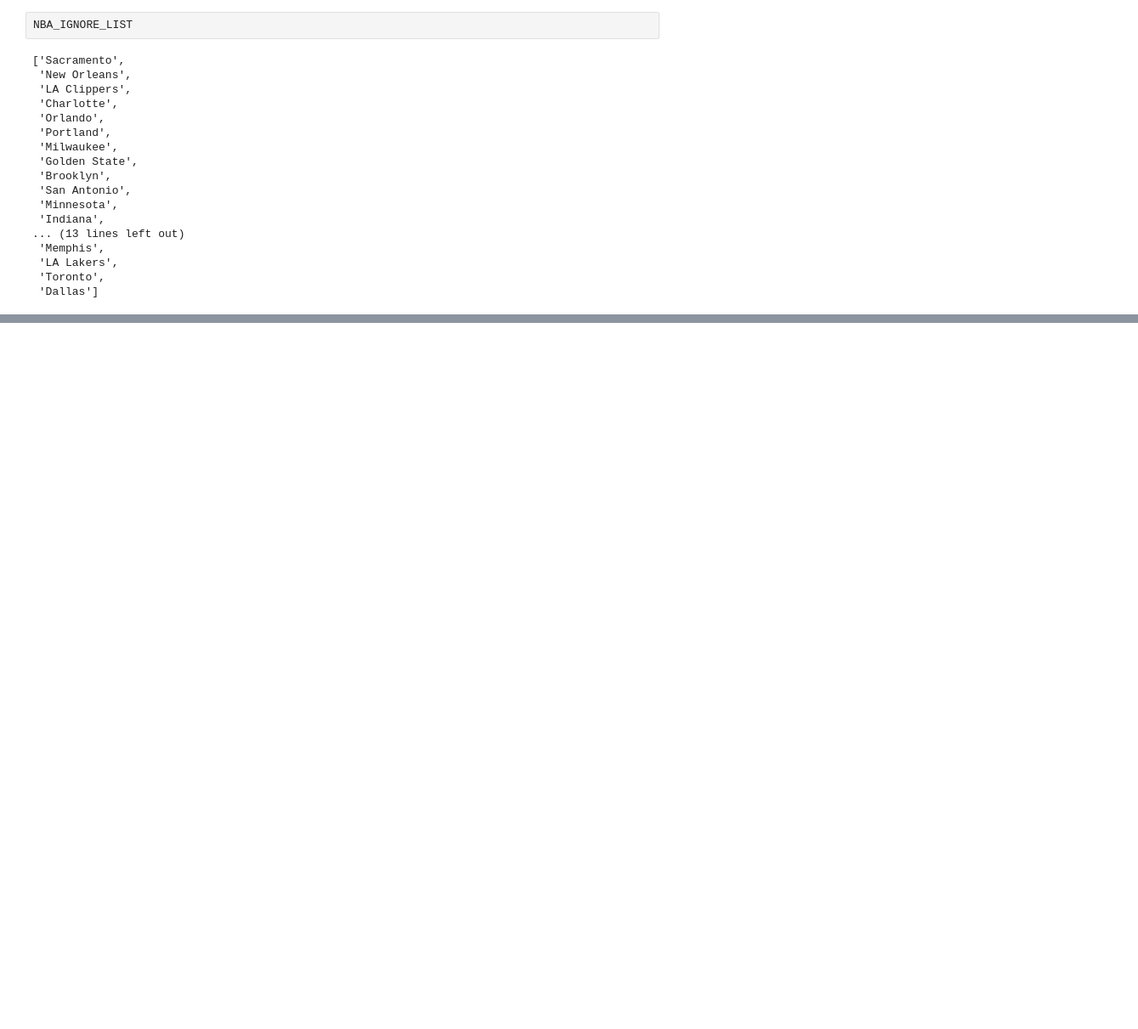
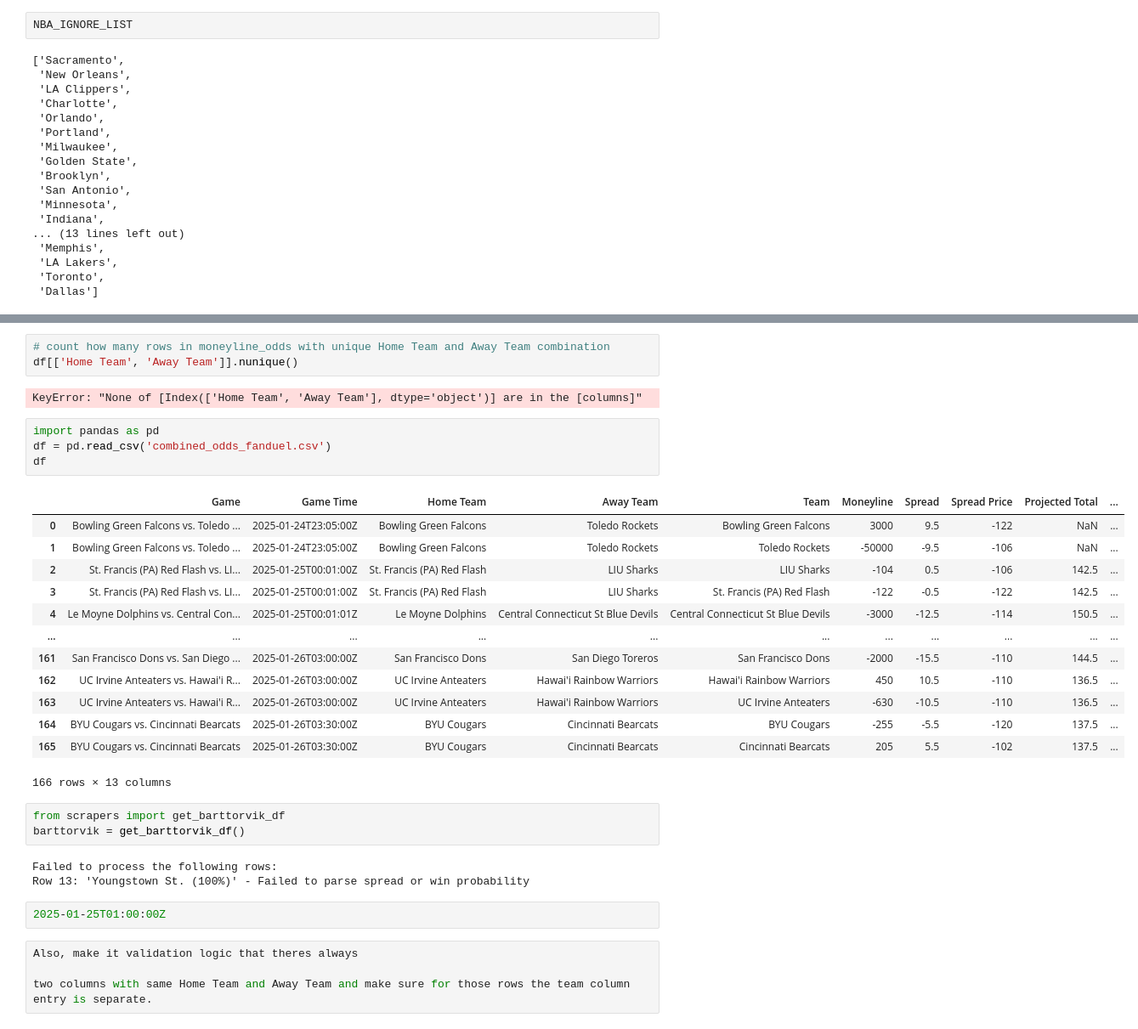
Before and after one commit to shaanchanchani/cbb-odds-scraper, a Jupyter notebook: nb.ipynb, the cells around one changed output, grey strips where cells are left out. Shown at 85% size. Saved outputs shown, nothing was run; the diff lists cells and outputs as text; blank space fills up the shorter version.

```diff
--- a/nb.ipynb
+++ b/nb.ipynb
@@ -492,0 +678,35 @@ NBA_IGNORE_LIST
+# %%
+# count how many rows in moneyline_odds with unique Home Team and Away Team combination
+df[['Home Team', 'Away Team']].nunique()
+# %% [output]
+KeyError: "None of [Index(['Home Team', 'Away Team'], dtype='object')] are in the [columns]"
+# %%
+import pandas as pd
+df = pd.read_csv('combined_odds_fanduel.csv')
+df
+# %% [output]
+|  | Game | Game Time | Home Team | Away Team | Team | Moneyline | Spread | Spread Price | Projected Total | ... |
+| 0 | Bowling Green Falcons vs. Toledo ... | 2025-01-24T23:05:00Z | Bowling Green Falcons | Toledo Rockets | Bowling Green Falcons | 3000 | 9.5 | -122 | NaN | ... |
+| 1 | Bowling Green Falcons vs. Toledo ... | 2025-01-24T23:05:00Z | Bowling Green Falcons | Toledo Rockets | Toledo Rockets | -50000 | -9.5 | -106 | NaN | ... |
+| 2 | St. Francis (PA) Red Flash vs. LI... | 2025-01-25T00:01:00Z | St. Francis (PA) Red Flash | LIU Sharks | LIU Sharks | -104 | 0.5 | -106 | 142.5 | ... |
+| 3 | St. Francis (PA) Red Flash vs. LI... | 2025-01-25T00:01:00Z | St. Francis (PA) Red Flash | LIU Sharks | St. Francis (PA) Red Flash | -122 | -0.5 | -122 | 142.5 | ... |
+| 4 | Le Moyne Dolphins vs. Central Con... | 2025-01-25T00:01:01Z | Le Moyne Dolphins | Central Connecticut St Blue Devils | Central Connecticut St Blue Devils | -3000 | -12.5 | -114 | 150.5 | ... |
+| ... | ... | ... | ... | ... | ... | ... | ... | ... | ... | ... |
+| 161 | San Francisco Dons vs. San Diego ... | 2025-01-26T03:00:00Z | San Francisco Dons | San Diego Toreros | San Francisco Dons | -2000 | -15.5 | -110 | 144.5 | ... |
+| 162 | UC Irvine Anteaters vs. Hawai'i R... | 2025-01-26T03:00:00Z | UC Irvine Anteaters | Hawai'i Rainbow Warriors | Hawai'i Rainbow Warriors | 450 | 10.5 | -110 | 136.5 | ... |
+| 163 | UC Irvine Anteaters vs. Hawai'i R... | 2025-01-26T03:00:00Z | UC Irvine Anteaters | Hawai'i Rainbow Warriors | UC Irvine Anteaters | -630 | -10.5 | -110 | 136.5 | ... |
+| 164 | BYU Cougars vs. Cincinnati Bearcats | 2025-01-26T03:30:00Z | BYU Cougars | Cincinnati Bearcats | BYU Cougars | -255 | -5.5 | -120 | 137.5 | ... |
+| 165 | BYU Cougars vs. Cincinnati Bearcats | 2025-01-26T03:30:00Z | BYU Cougars | Cincinnati Bearcats | Cincinnati Bearcats | 205 | 5.5 | -102 | 137.5 | ... |
+166 rows × 13 columns
+# %%
+from scrapers import get_barttorvik_df
+barttorvik = get_barttorvik_df()
+# %% [output]
+Failed to process the following rows:
+Row 13: 'Youngstown St. (100%)' - Failed to parse spread or win probability
+# %%
+2025-01-25T01:00:00Z
+# %%
+Also, make it validation logic that theres always
+
+two columns with same Home Team and Away Team and make sure for those rows the team column entry is separate.
```
Also changed, not shown: parts of 25 cells of this notebook, 14 other files.
